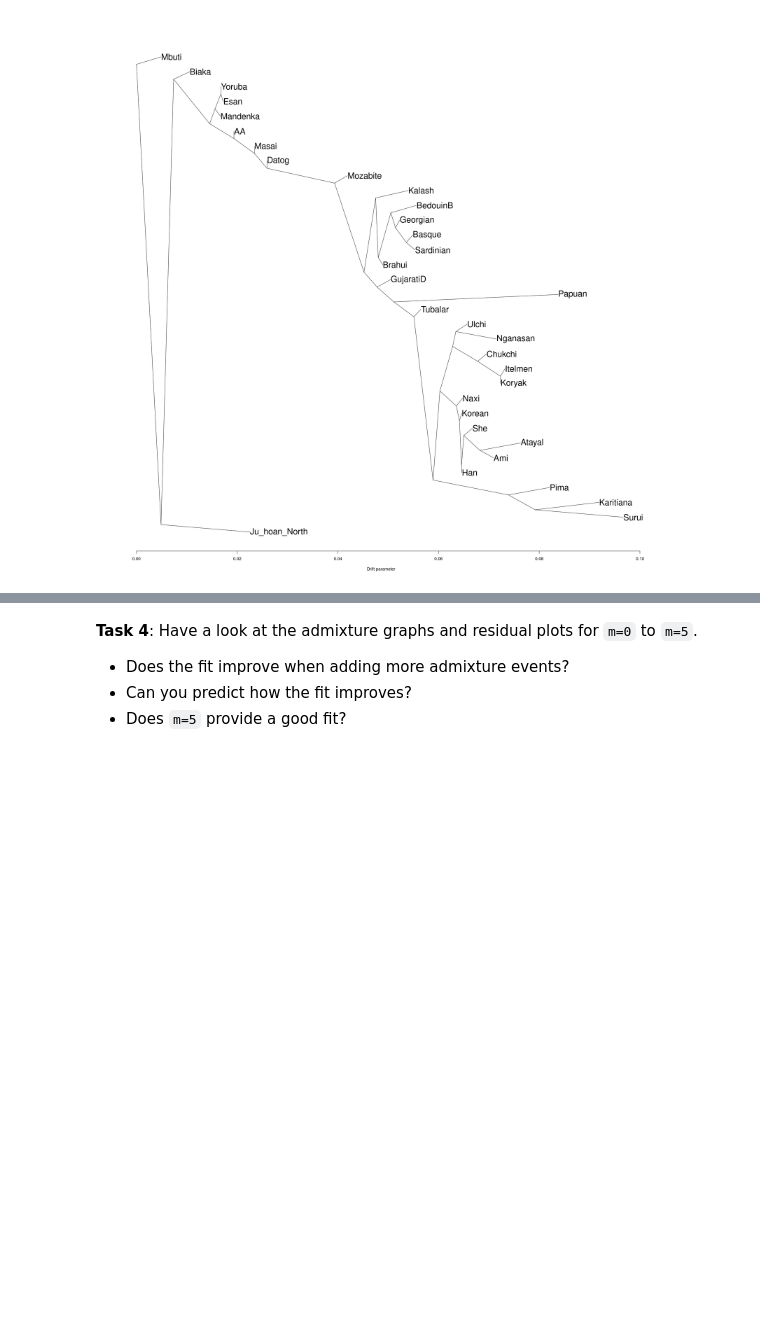
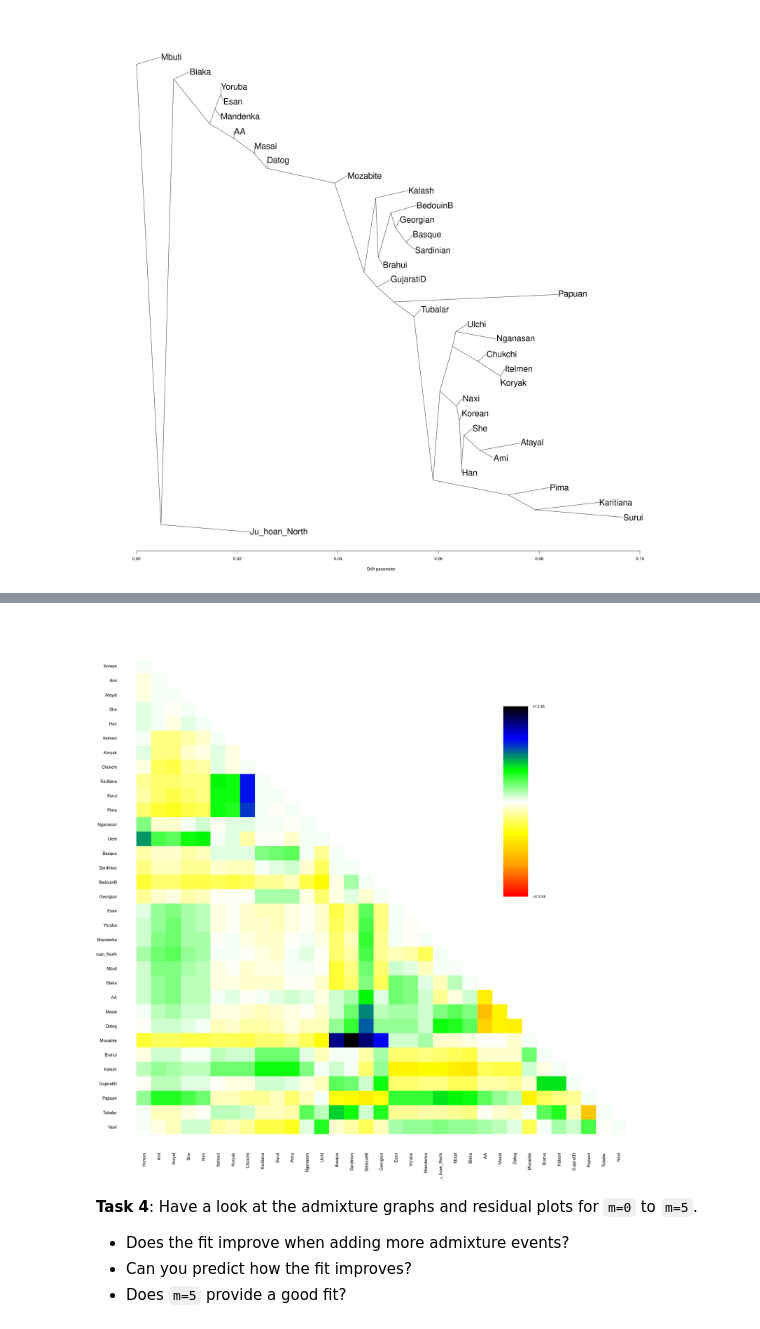
Before and after one commit to BenjaminPeter/cph_course, a Jupyter notebook: Admixture Graphs Tutorial.ipynb, the cells around one changed output, grey strips where cells are left out. Drawn from its saved outputs; the diff is of its cells as text; code cells hidden in the pictures; blank space fills up the shorter version.

```diff
--- a/Admixture Graphs Tutorial.ipynb
+++ b/Admixture Graphs Tutorial.ipynb
@@ -116,5 +116,6 @@ Warning message in max(e[e[, 5] == "MIG", 4]):
 “no non-missing arguments to max; returning -Inf”
 [figure]
 # %%
+tree = nj(f2_mat)
 res = plot_resid('treemix/worldfoci2.treemix.m0', pop_order=get_tip_order(tree))
 # %% [output]
@@ -122,3 +124,4 @@ ERROR: Error in get_tip_order(tree): object 'tree' not found
+[figure, added]
 # %% [markdown]
 **Task 4**: Have a look at the admixture graphs and residual plots for `m=0` to `m=5`.
 
```
Also changed, not shown: parts of 2 cells of this notebook.
